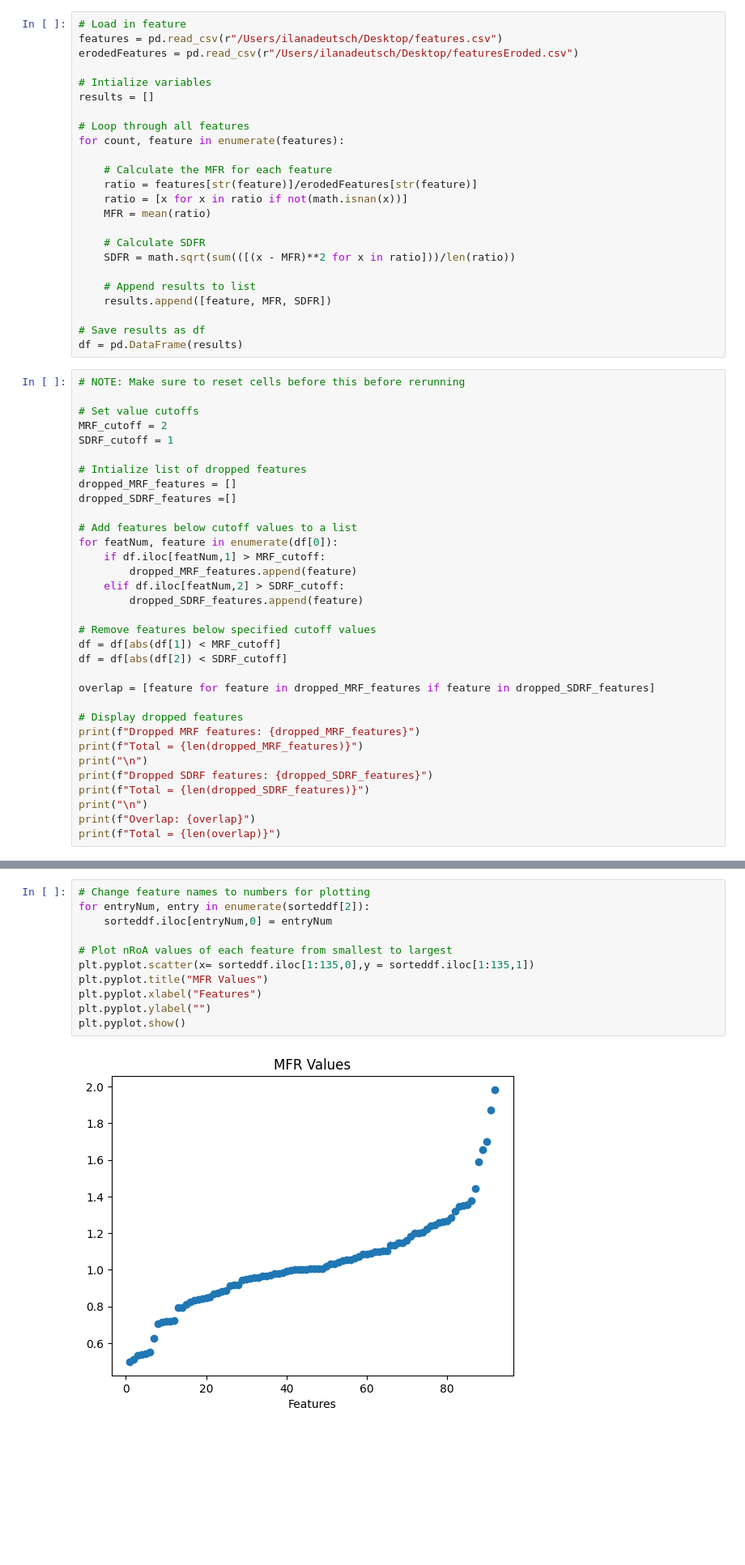
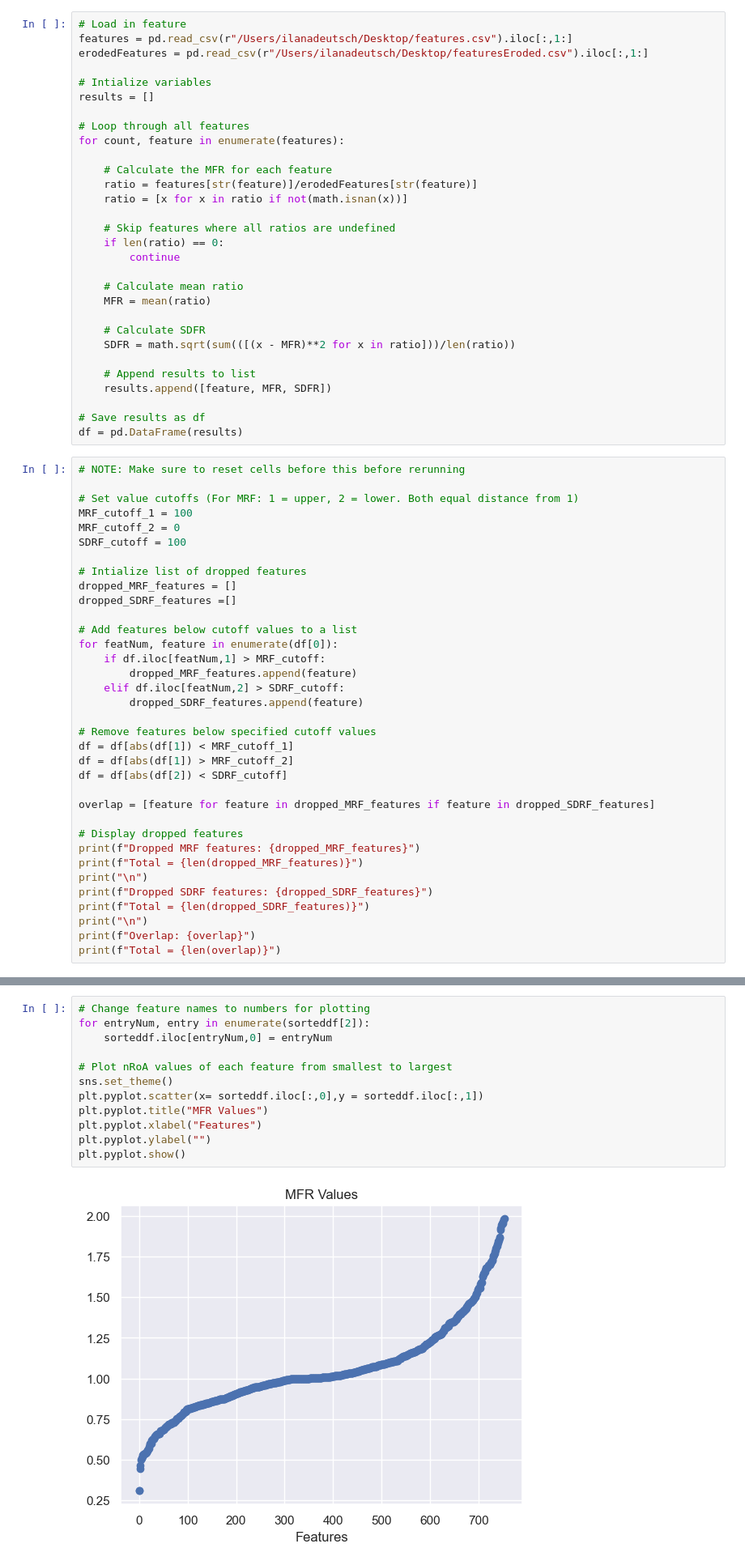
Before and after one commit to abbastshaikh/BAP1-Texture-Analysis, a Jupyter notebook: DatasetStatistics/MFR_and_SDFR.ipynb, the cells around one changed output, grey strips where cells are left out. Shown at 81% size. Cells and saved outputs as stored; diff of their text form; blank space fills up the shorter version.

```diff
--- a/DatasetStatistics/MFR_and_SDFR.ipynb
+++ b/DatasetStatistics/MFR_and_SDFR.ipynb
@@ -15,7 +12,7 @@ erodedFeatures = pd.read_csv(r"/Users/ilanadeutsch/Desktop/featuresEroded.csv")
 # %%
 # Load in feature
-features = pd.read_csv(r"/Users/ilanadeutsch/Desktop/features.csv")
-erodedFeatures = pd.read_csv(r"/Users/ilanadeutsch/Desktop/featuresEroded.csv")
+features = pd.read_csv(r"/Users/ilanadeutsch/Desktop/features.csv").iloc[:,1:]
+erodedFeatures = pd.read_csv(r"/Users/ilanadeutsch/Desktop/featuresEroded.csv").iloc[:,1:]
 
 # Intialize variables
 results = []
@@ -26,6 +23,12 @@ for count, feature in enumerate(features):
     # Calculate the MFR for each feature
     ratio = features[str(feature)]/erodedFeatures[str(feature)]
     ratio = [x for x in ratio if not(math.isnan(x))]
+
+    # Skip features where all ratios are undefined
+    if len(ratio) == 0:
+        continue
+
+    # Calculate mean ratio
     MFR = mean(ratio)
 
     # Calculate SDFR
@@ -39,9 +42,10 @@ df = pd.DataFrame(results)
 # %%
 # NOTE: Make sure to reset cells before this before rerunning
 
-# Set value cutoffs
-MRF_cutoff = 2
-SDRF_cutoff = 1
+# Set value cutoffs (For MRF: 1 = upper, 2 = lower. Both equal distance from 1)
+MRF_cutoff_1 = 100
+MRF_cutoff_2 = 0
+SDRF_cutoff = 100
 
 # Intialize list of dropped features
 dropped_MRF_features = []
@@ -55,7 +59,8 @@ for featNum, feature in enumerate(df[0]):
         dropped_SDRF_features.append(feature)
 
 # Remove features below specified cutoff values
-df = df[abs(df[1]) < MRF_cutoff]
+df = df[abs(df[1]) < MRF_cutoff_1]
+df = df[abs(df[1]) > MRF_cutoff_2]
 df = df[abs(df[2]) < SDRF_cutoff]
 
 overlap = [feature for feature in dropped_MRF_features if feature in dropped_SDRF_features]
@@ -87,16 +92,17 @@ sorteddf.to_excel(r"/Users/ilanadeutsch/Desktop/sorted_MFR_vals.xlsx")
 # %%
 # Change feature names to numbers for plotting
 for entryNum, entry in enumerate(sorteddf[2]):
     sorteddf.iloc[entryNum,0] = entryNum
 
 # Plot nRoA values of each feature from smallest to largest
-plt.pyplot.scatter(x= sorteddf.iloc[1:135,0],y = sorteddf.iloc[1:135,1])
+sns.set_theme()
+plt.pyplot.scatter(x= sorteddf.iloc[:,0],y = sorteddf.iloc[:,1])
 plt.pyplot.title("MFR Values")
 plt.pyplot.xlabel("Features")
 plt.pyplot.ylabel("")
 plt.pyplot.show()
 # %% [output]
-[figure, old version]
+[figure, new version]
 # %%
 # Sort data frame by SDFR values and export
 sorteddf=df.sort_values(by = 2)
```
Also changed, not shown: parts of 4 cells of this notebook, 2 other files.
